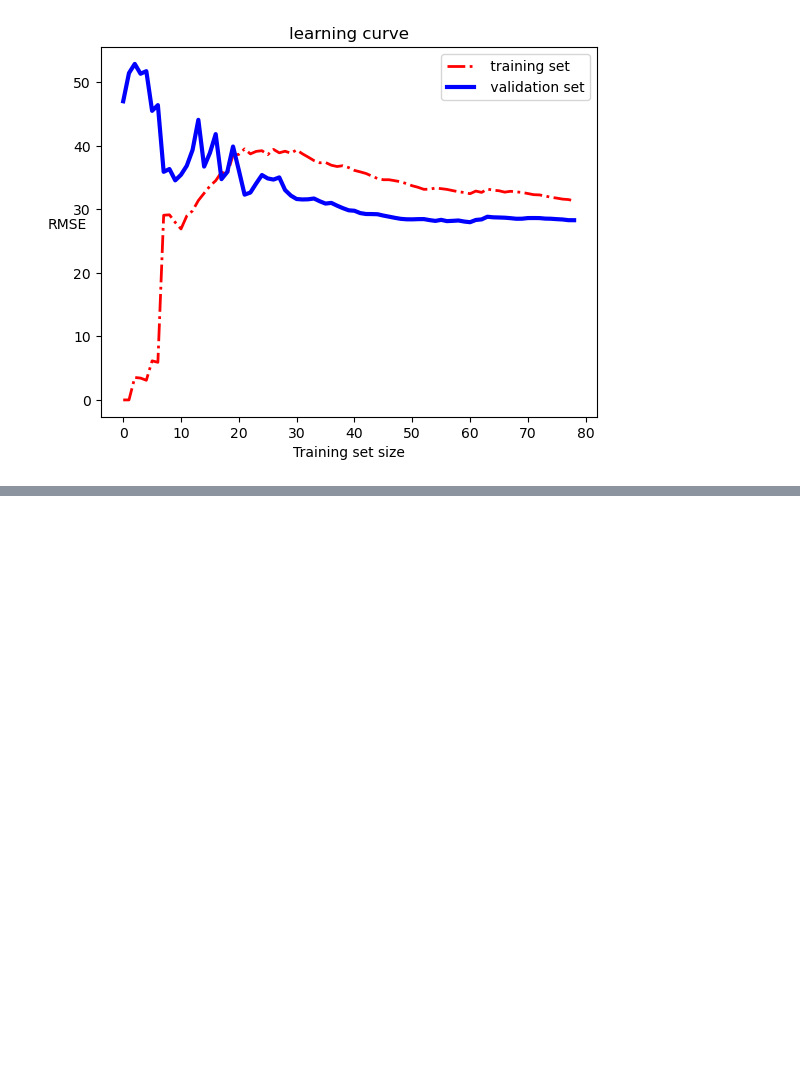
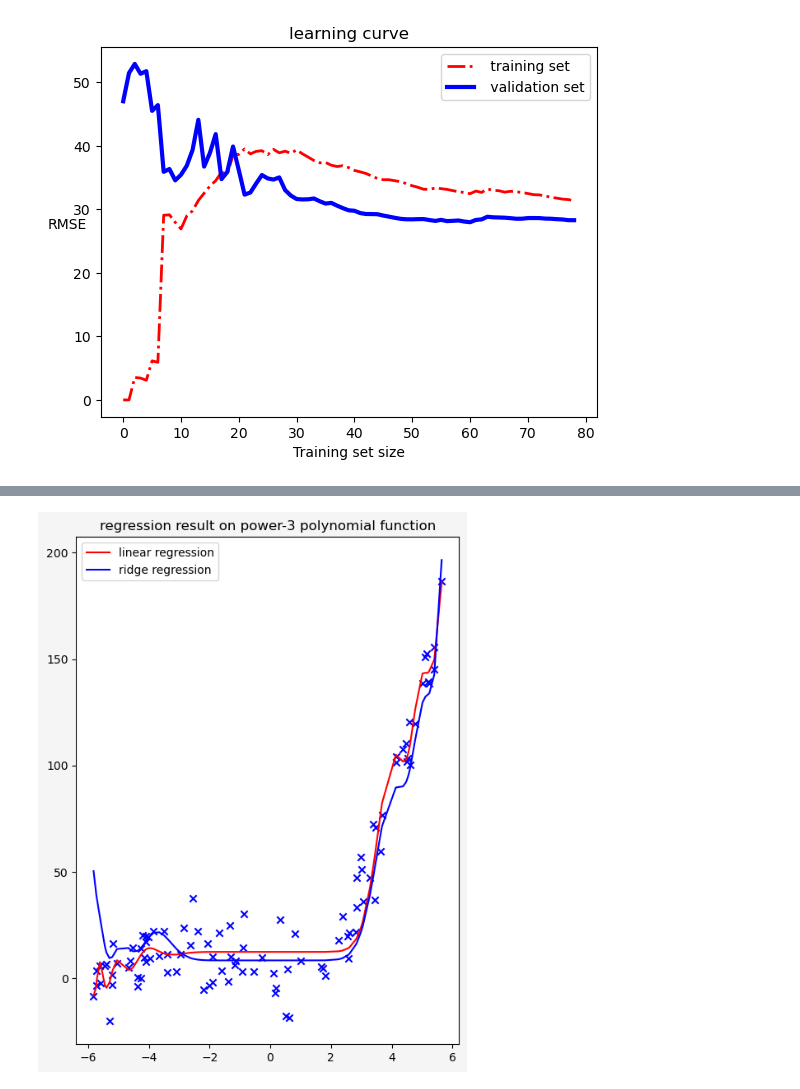
Before and after one commit to ChauserMondieu/machine_learning, a Jupyter notebook: chapters/training_model.ipynb, the cells around one changed output, grey strips where cells are left out. Cells and saved outputs as stored; diff of their text form; code cells hidden in the pictures; blank space fills up the shorter version.

```diff
--- a/chapters/training_model.ipynb
+++ b/chapters/training_model.ipynb
@@ -271,0 +289,19 @@ SyntaxError: invalid syntax (3073150189.py, line 2)
+# %%
+from sklearn.linear_model import Ridge
+from sklearn.preprocessing import PolynomialFeatures
+
+ridge_reg = Ridge(alpha=1, solver="cholesky")
+ridge_reg.fit(X_poly_30, y)
+y_pred_ridge = ridge_reg.predict(X_poly_30)
+
+fig, ax = plt.subplots(1,1, figsize=(6,8),
+                      facecolor='whitesmoke',
+                      edgecolor='gray')
+ax.scatter(X,y, marker='x', color='b')
+ax.plot(X,y_30, '-r', label="linear regression")
+ax.plot(X,y_pred_ridge, '-b', label="ridge regression")
+ax.legend(loc="upper left")
+ax.set_title("regression result on power-3 polynomial function")
+plt.show()
+# %% [output]
+[figure, added]
```
Also changed, not shown: parts of 5 cells of this notebook.
